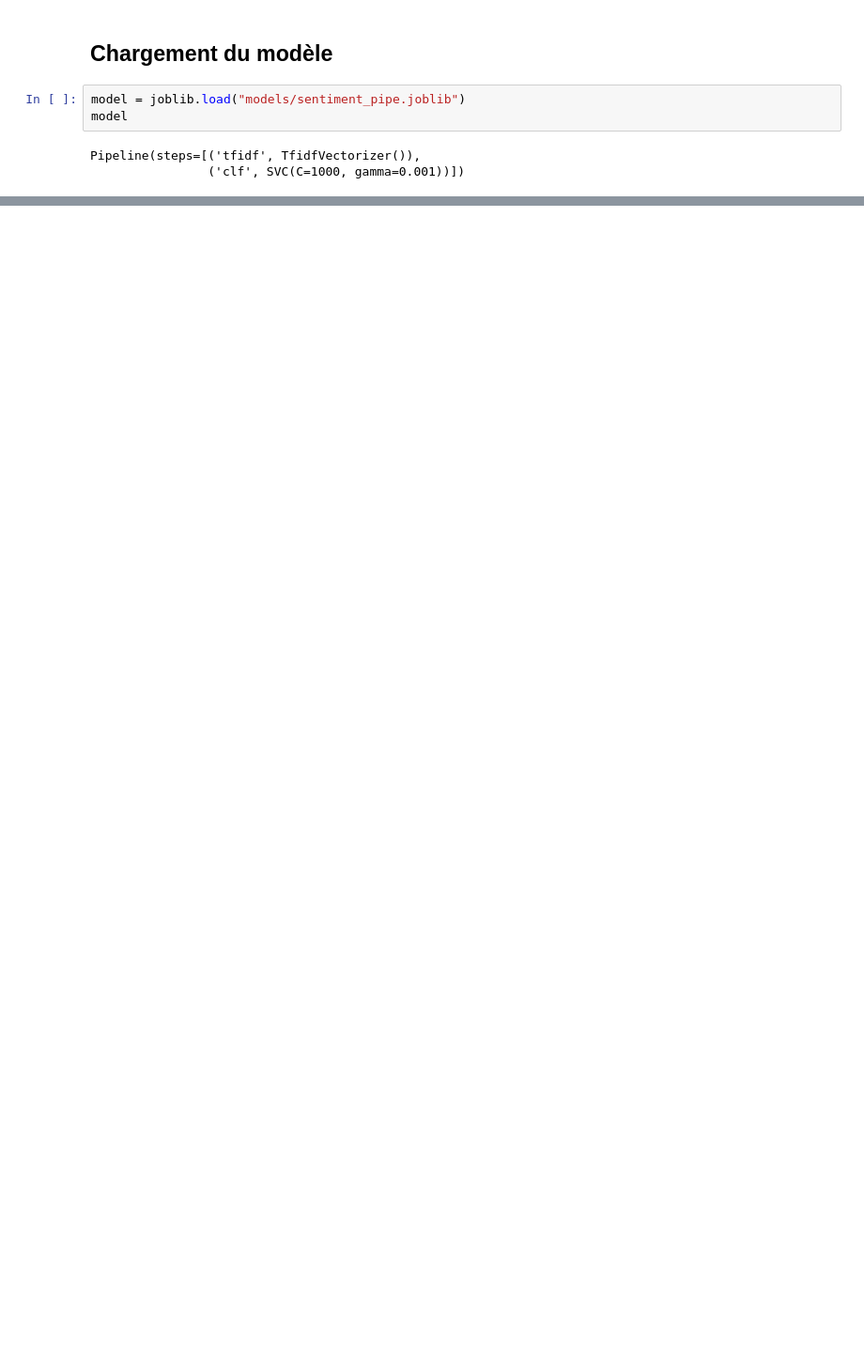
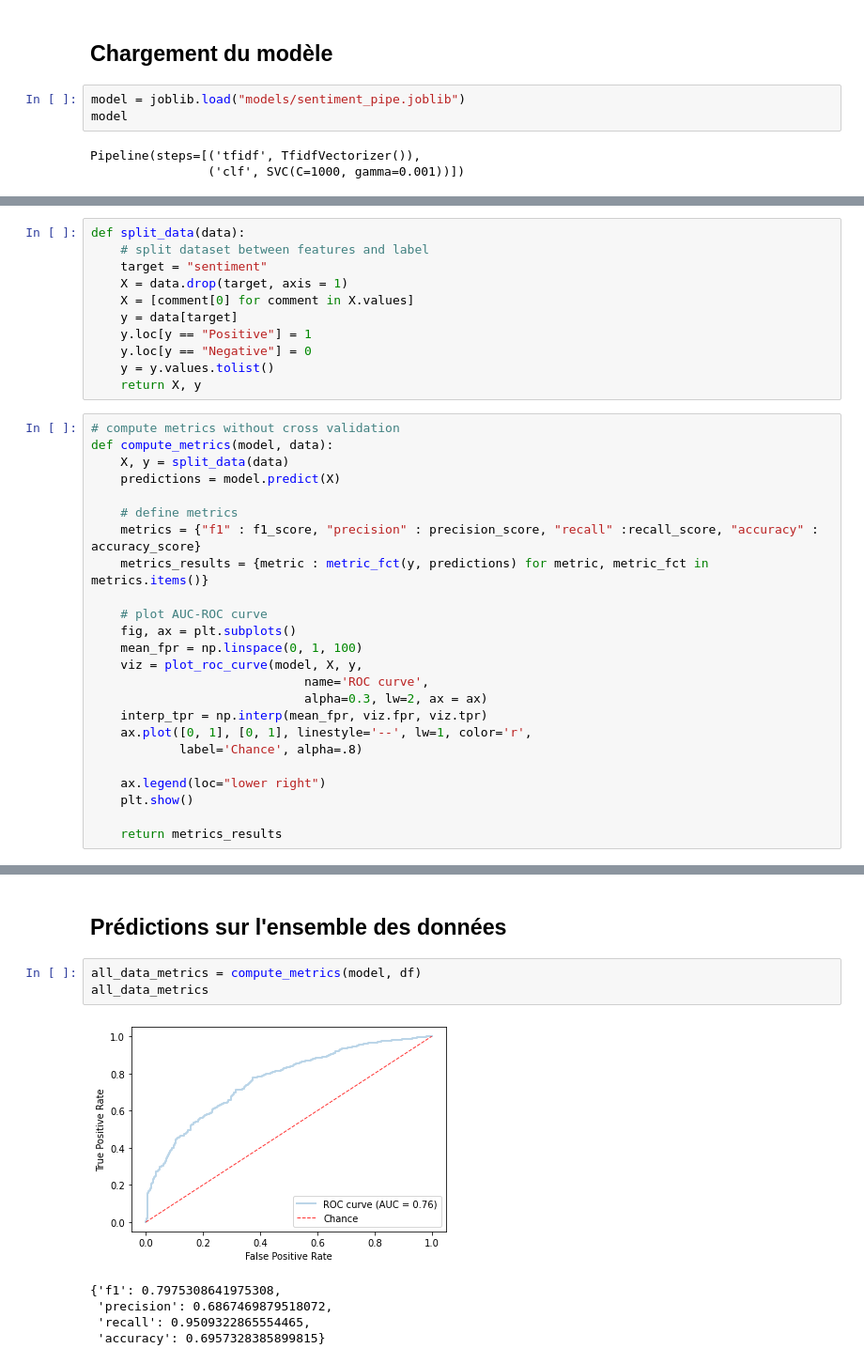
Before and after one commit to Nohossat/youtube_sentiment_analysis, a Jupyter notebook: analysis.ipynb, the cells around one changed output, grey strips where cells are left out. Shown: that part at 94% size. Saved outputs shown, nothing was run; the diff lists cells and outputs as text; blank space fills up the shorter version.

```diff
--- a/analysis.ipynb
+++ b/analysis.ipynb
@@ -77,0 +139,35 @@ model.score(X_test, y_test)
+# %%
+def split_data(data):
+    # split dataset between features and label
+    target = "sentiment"
+    X = data.drop(target, axis = 1)
+    X = [comment[0] for comment in X.values]
+    y = data[target]
+    y.loc[y == "Positive"] = 1
+    y.loc[y == "Negative"] = 0
+    y = y.values.tolist()
+    return X, y
+# %%
+# compute metrics without cross validation
+def compute_metrics(model, data):
+    X, y = split_data(data)
+    predictions = model.predict(X)
+
+    # define metrics
+    metrics = {"f1" : f1_score, "precision" : precision_score, "recall" :recall_score, "accuracy" : accuracy_score}
+    metrics_results = {metric : metric_fct(y, predictions) for metric, metric_fct in metrics.items()}
+
+    # plot AUC-ROC curve
+    fig, ax = plt.subplots()
+    mean_fpr = np.linspace(0, 1, 100)
+    viz = plot_roc_curve(model, X, y,
+                             name='ROC curve',
+                             alpha=0.3, lw=2, ax = ax)
+    interp_tpr = np.interp(mean_fpr, viz.fpr, viz.tpr)
+    ax.plot([0, 1], [0, 1], linestyle='--', lw=1, color='r',
+            label='Chance', alpha=.8)
+
+    ax.legend(loc="lower right")
+    plt.show()
+
+    return metrics_results
@@ -77,0 +180,11 @@ model.score(X_test, y_test)
+# %% [markdown]
+## Prédictions sur l'ensemble des données
+# %%
+all_data_metrics = compute_metrics(model, df)
+all_data_metrics
+# %% [output]
+[figure, added]
+{'f1': 0.7975308641975308,
+ 'precision': 0.6867469879518072,
+ 'recall': 0.9509322865554465,
+ 'accuracy': 0.6957328385899815}
```
Also changed, not shown: parts of 40 cells of this notebook, 10 other files.
